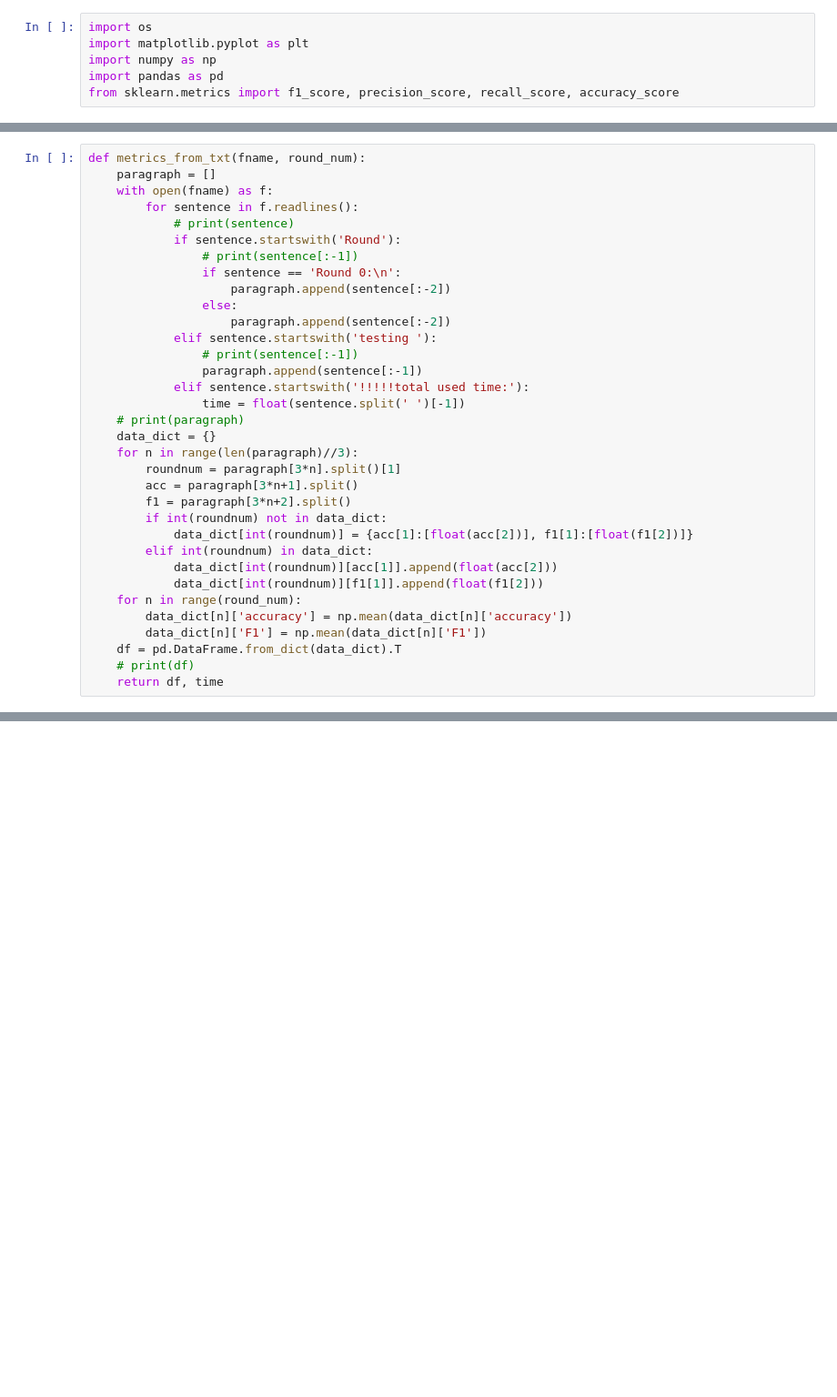
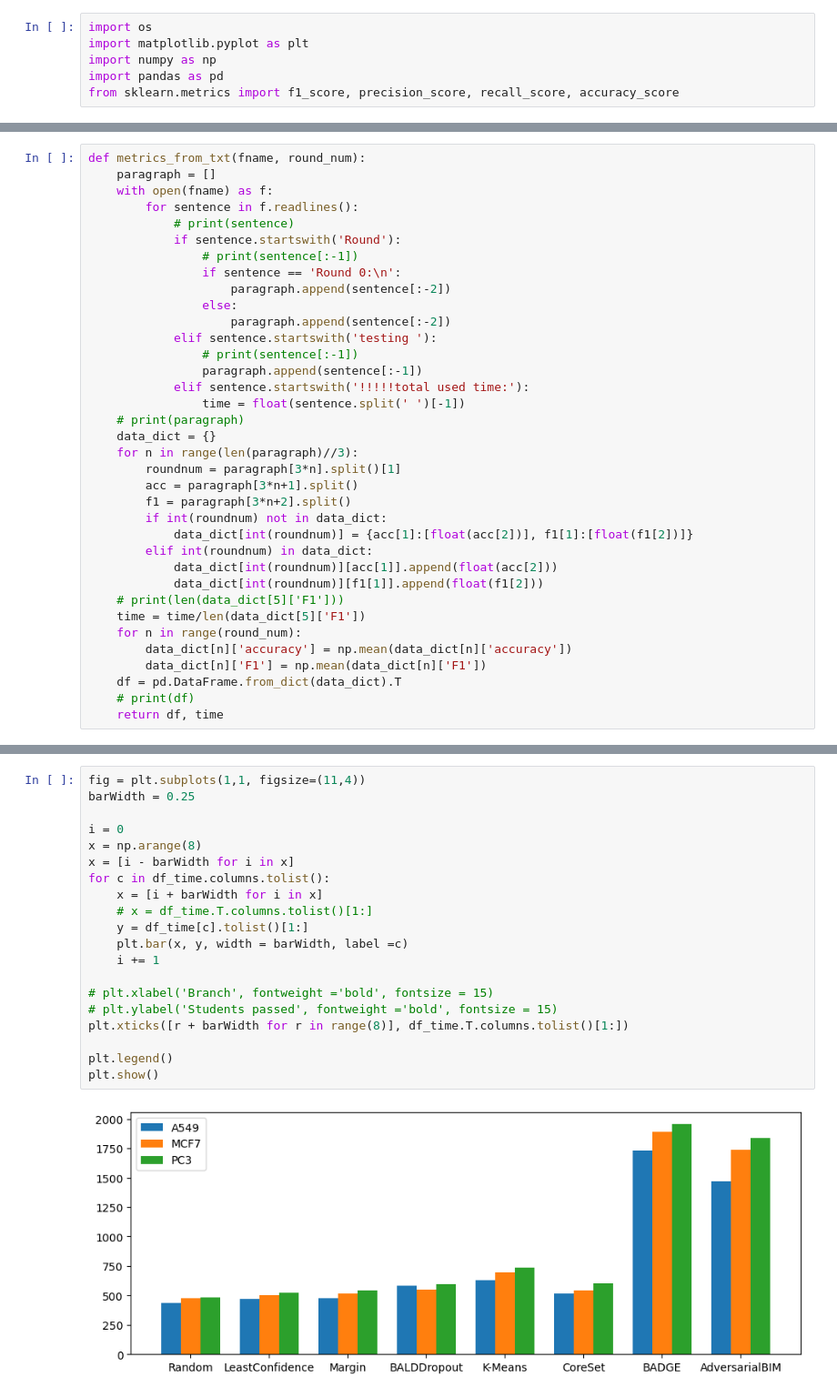
Before and after one commit to dearhannah/AnchorDrug_official, a Jupyter notebook: DataAnalysis/check_converge_querys.ipynb, the cells around one changed output, grey strips where cells are left out. Shown at 91% size. Drawn from its saved outputs; the diff is of its cells as text; blank space fills up the shorter version.

```diff
--- a/DataAnalysis/check_converge_querys.ipynb
+++ b/DataAnalysis/check_converge_querys.ipynb
@@ -32,6 +34,8 @@ def metrics_from_txt(fname, round_num):
         elif int(roundnum) in data_dict:
             data_dict[int(roundnum)][acc[1]].append(float(acc[2]))
             data_dict[int(roundnum)][f1[1]].append(float(f1[2]))
+    # print(len(data_dict[5]['F1']))
+    time = time/len(data_dict[5]['F1'])
     for n in range(round_num):
         data_dict[n]['accuracy'] = np.mean(data_dict[n]['accuracy'])
         data_dict[n]['F1'] = np.mean(data_dict[n]['F1'])
@@ -40,0 +92,22 @@ def metrics_from_txt(fname, round_num):
+# %%
+fig = plt.subplots(1,1, figsize=(11,4))
+barWidth = 0.25
+
+i = 0
+x = np.arange(8)
+x = [i - barWidth for i in x]
+for c in df_time.columns.tolist():
+    x = [i + barWidth for i in x]
+    # x = df_time.T.columns.tolist()[1:]
+    y = df_time[c].tolist()[1:]
+    plt.bar(x, y, width = barWidth, label =c)
+    i += 1
+
+# plt.xlabel('Branch', fontweight ='bold', fontsize = 15)
+# plt.ylabel('Students passed', fontweight ='bold', fontsize = 15)
+plt.xticks([r + barWidth for r in range(8)], df_time.T.columns.tolist()[1:])
+
+plt.legend()
+plt.show()
+# %% [output]
+[figure, added]
```
Also changed, not shown: parts of 7 cells of this notebook, 2 other files.
